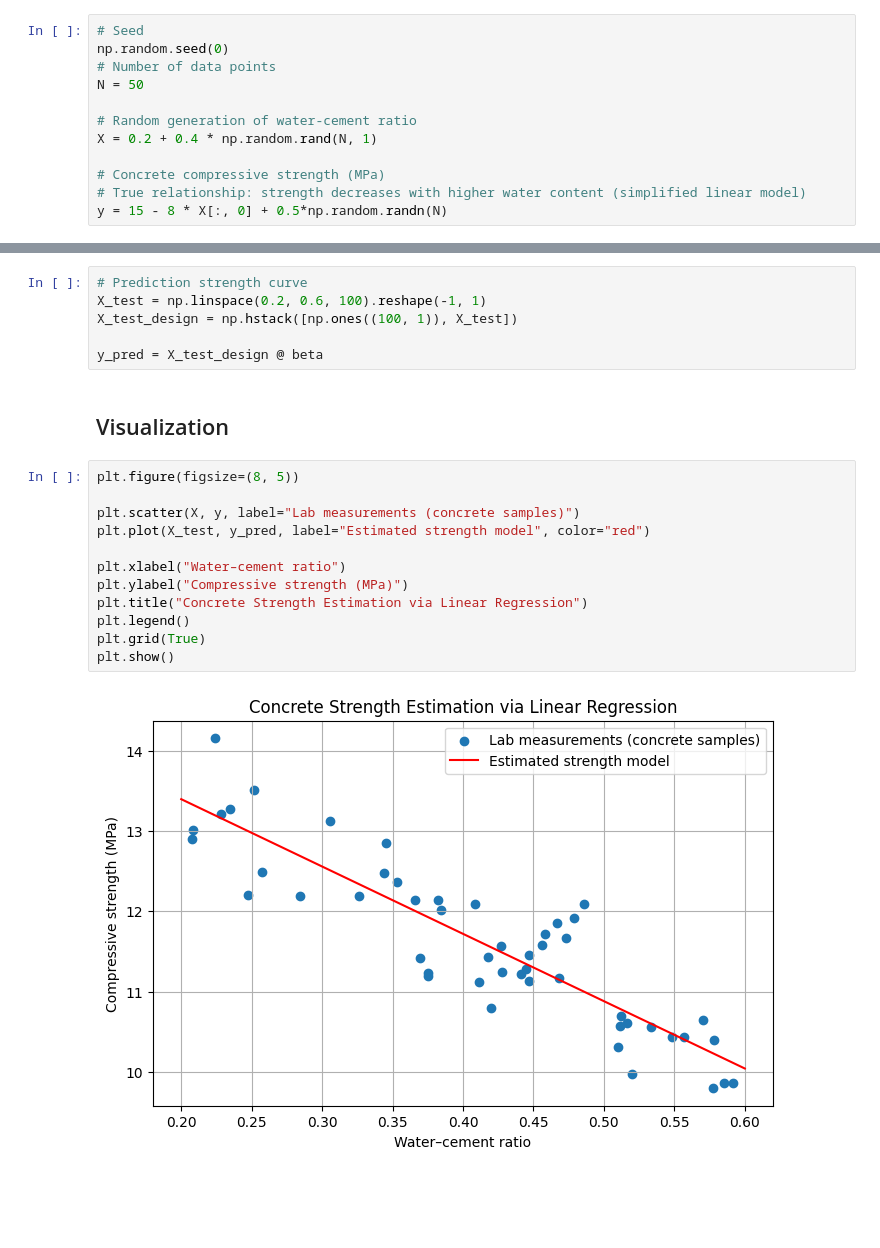
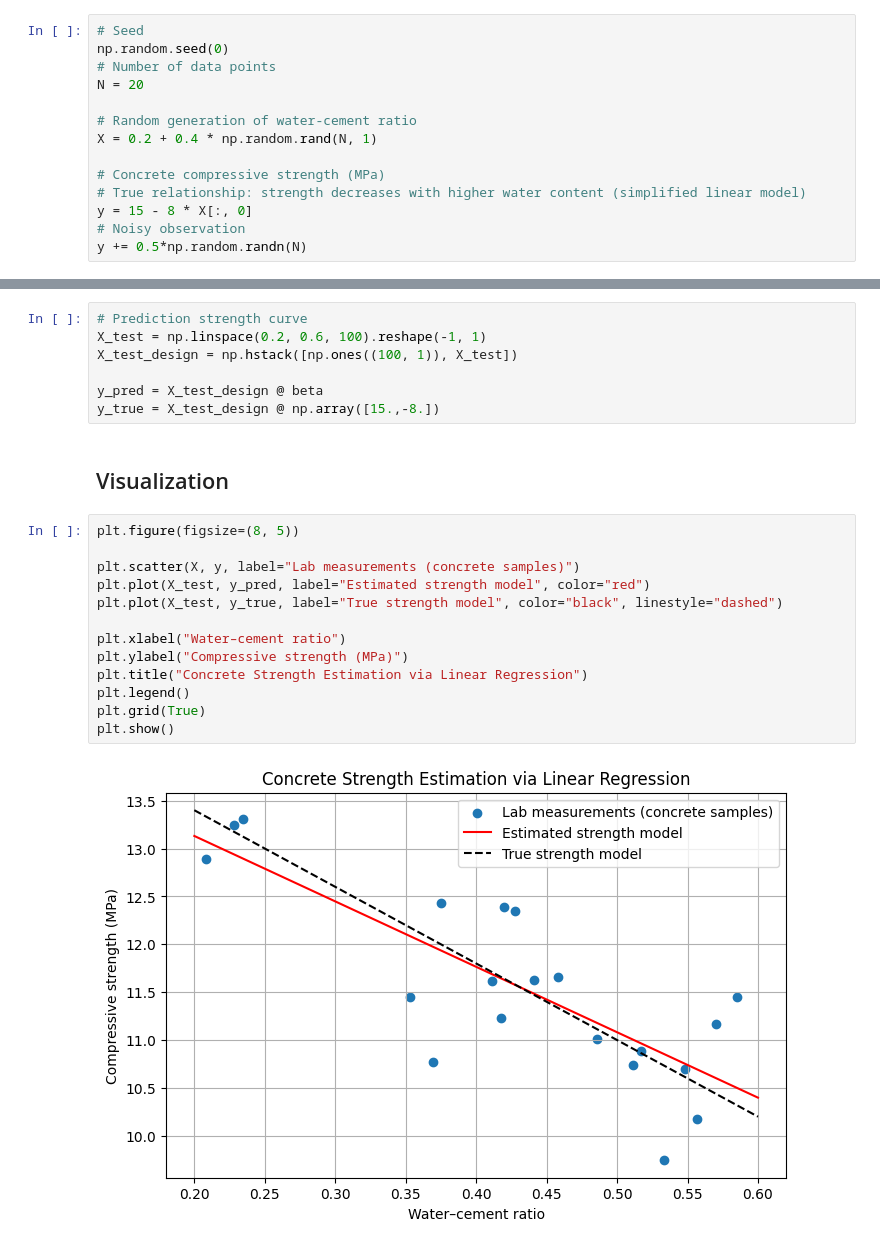
Before and after one commit to MatteoTorzy/acm, a Jupyter notebook: Linear_regression/Linear_regression.ipynb, the cells around one changed output, grey strips where cells are left out. Cells and saved outputs as stored; diff of their text form; blank space fills up the shorter version.

```diff
--- a/Linear_regression/Linear_regression.ipynb
+++ b/Linear_regression/Linear_regression.ipynb
@@ -19,14 +21,16 @@ import matplotlib.pyplot as plt
 # Seed
 np.random.seed(0)
 # Number of data points
-N = 50
+N = 20
 
 # Random generation of water-cement ratio
 X = 0.2 + 0.4 * np.random.rand(N, 1)
 
 # Concrete compressive strength (MPa)
 # True relationship: strength decreases with higher water content (simplified linear model)
-y = 15 - 8 * X[:, 0] + 0.5*np.random.randn(N)
+y = 15 - 8 * X[:, 0]
+# Noisy observation
+y += 0.5*np.random.randn(N)
 # %% [markdown]
 ## We estimate the relationship between water-cement ratio (input) and concrete compressive strength (output) using ordinary least squares linear regression
 # %%
@@ -47,19 +51,21 @@ X_test = np.linspace(0.2, 0.6, 100).reshape(-1, 1)
 X_test_design = np.hstack([np.ones((100, 1)), X_test])
 
 y_pred = X_test_design @ beta
+y_true = X_test_design @ np.array([15.,-8.])
 # %% [markdown]
 ## Visualization
 # %%
 plt.figure(figsize=(8, 5))
 
 plt.scatter(X, y, label="Lab measurements (concrete samples)")
 plt.plot(X_test, y_pred, label="Estimated strength model", color="red")
+plt.plot(X_test, y_true, label="True strength model", color="black", linestyle="dashed")
 
 plt.xlabel("Water–cement ratio")
 plt.ylabel("Compressive strength (MPa)")
 plt.title("Concrete Strength Estimation via Linear Regression")
 plt.legend()
 plt.grid(True)
 plt.show()
 # %% [output]
-[figure, old version]
+[figure, new version]
```
Also changed, not shown: parts of 2 cells of this notebook.
